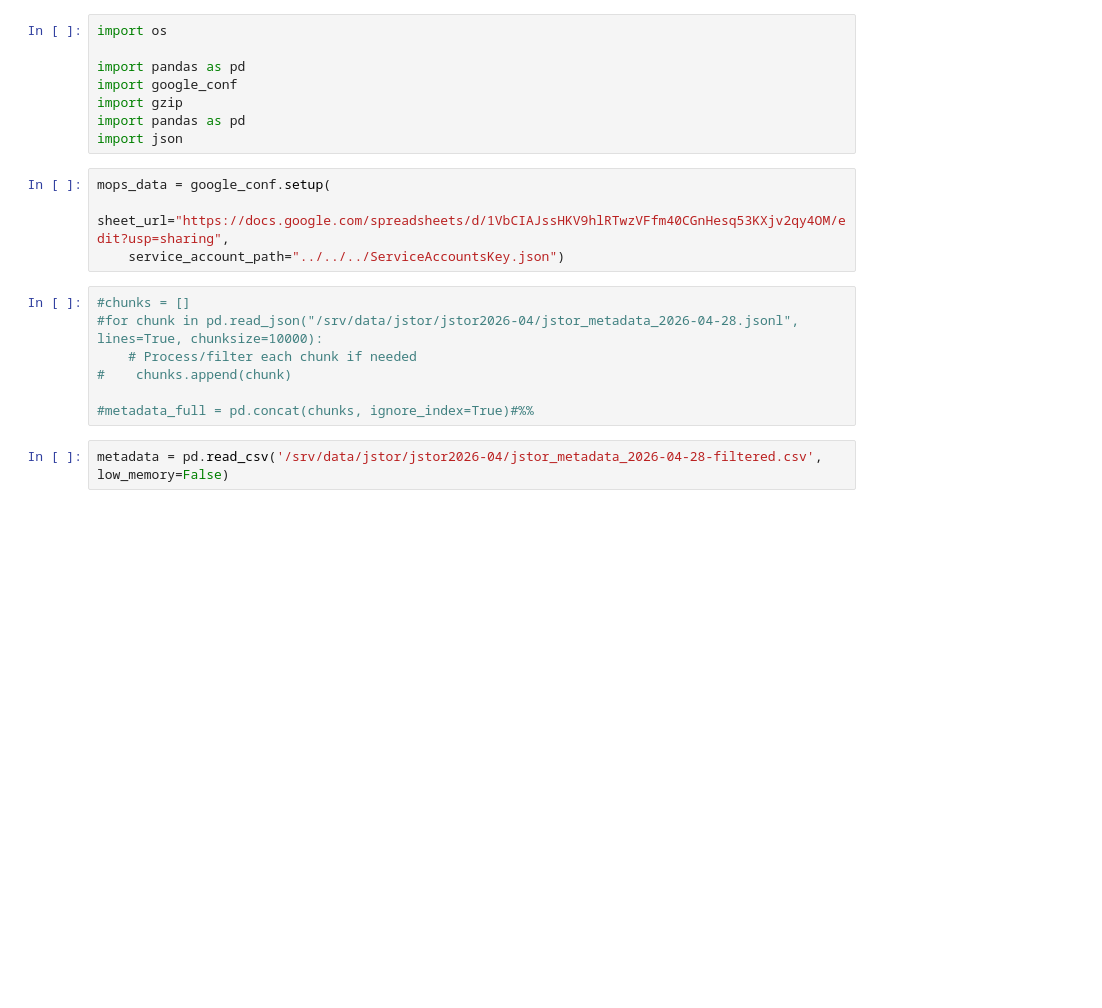
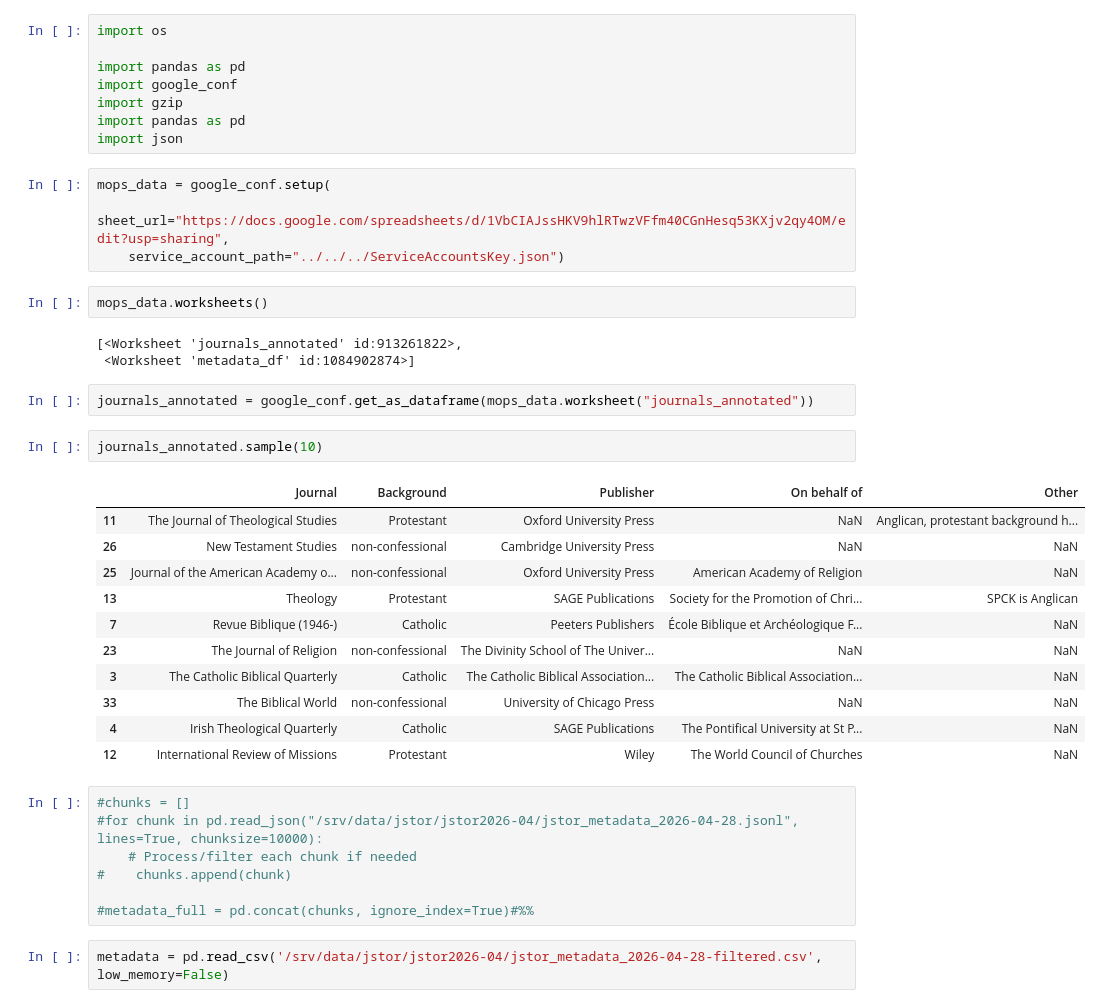
Before and after one commit to kasev/mops, a Jupyter notebook: scripts/jstor-metadata-loader.ipynb, the cells around one changed output. Drawn from its saved outputs; the diff is of its cells as text; blank space fills up the shorter version.

Commit message:
first experiments from ipad... loading and filtering by list of journals...

```diff
--- a/scripts/jstor-metadata-loader.ipynb
+++ b/scripts/jstor-metadata-loader.ipynb
@@ -10,6 +10,27 @@ import json
 mops_data = google_conf.setup(
     sheet_url="https://docs.google.com/spreadsheets/d/1VbCIAJssHKV9hlRTwzVFfm40CGnHesq53KXjv2qy4OM/edit?usp=sharing",
     service_account_path="../../../ServiceAccountsKey.json")
+# %%
+mops_data.worksheets()
+# %% [output]
+[<Worksheet 'journals_annotated' id:913261822>,
+ <Worksheet 'metadata_df' id:1084902874>]
+# %%
+journals_annotated = google_conf.get_as_dataframe(mops_data.worksheet("journals_annotated"))
+# %%
+journals_annotated.sample(10)
+# %% [output]
+|  | Journal | Background | Publisher | On behalf of | Other |
+| 11 | The Journal of Theological Studies | Protestant | Oxford University Press | NaN | Anglican, protestant background h... |
+| 26 | New Testament Studies | non-confessional | Cambridge University Press | NaN | NaN |
+| 25 | Journal of the American Academy o... | non-confessional | Oxford University Press | American Academy of Religion | NaN |
+| 13 | Theology | Protestant | SAGE Publications | Society for the Promotion of Chri... | SPCK is Anglican |
+| 7 | Revue Biblique (1946-) | Catholic | Peeters Publishers | École Biblique et Archéologique F... | NaN |
+| 23 | The Journal of Religion | non-confessional | The Divinity School of The Univer... | NaN | NaN |
+| 3 | The Catholic Biblical Quarterly | Catholic | The Catholic Biblical Association... | The Catholic Biblical Association... | NaN |
+| 33 | The Biblical World | non-confessional | University of Chicago Press | NaN | NaN |
+| 4 | Irish Theological Quarterly | Catholic | SAGE Publications | The Pontifical University at St P... | NaN |
+| 12 | International Review of Missions | Protestant | Wiley | The World Council of Churches | NaN |
 # %%
 #chunks = []
 #for chunk in pd.read_json("/srv/data/jstor/jstor2026-04/jstor_metadata_2026-04-28.jsonl", lines=True, chunksize=10000):
```
Also changed, not shown: parts of 2 cells of this notebook.
